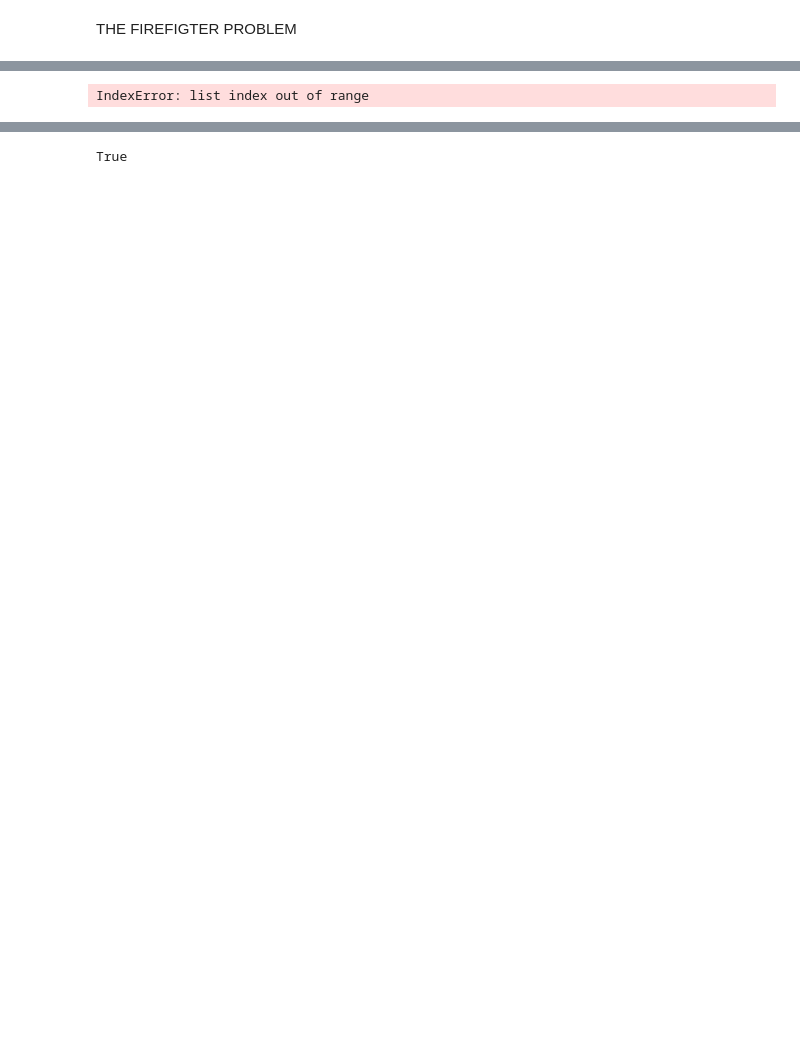
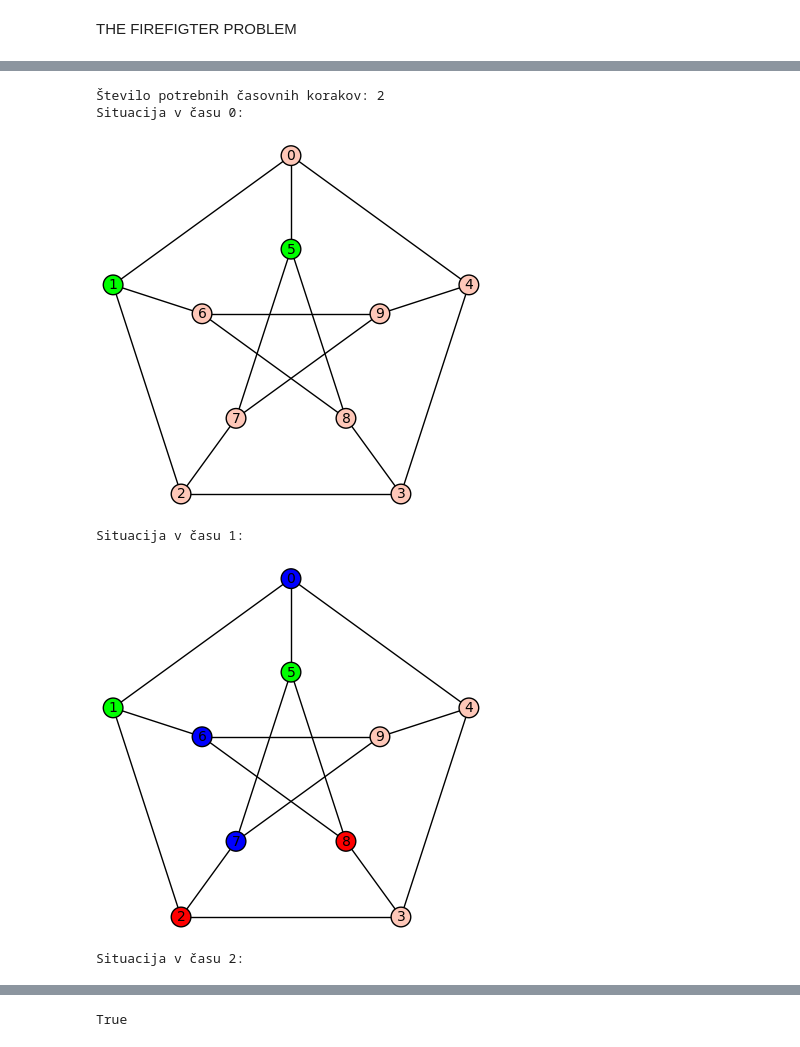
Before and after one commit to karolina-sa/Projekt-The-firefighter-problem, a Jupyter notebook: CLP.ipynb, the cells around one changed output, grey strips where cells are left out. Drawn from its saved outputs; the diff is of its cells as text; code cells hidden in the pictures; blank space fills up the shorter version.

```diff
--- a/CLP.ipynb
+++ b/CLP.ipynb
@@ -45,16 +45,17 @@ def skrcitev(dic, t):
     return new
 
 
-def ali_je_problem_koncan(G, B, gasilci, t):
+def ali_je_problem_koncan(G, B, gasilci, cas, t):
     # funkcija nam pove ali je problem v času t zaključen/končen
 
-    b = skrcitev(clp(G, B, gasilci, t)[1], t) # burnt vozlišča v času t
-    d = skrcitev(clp(G, B, gasilci, t)[2], t) # defended vozlišča v času t
+    b = skrcitev(clp(G, B, gasilci, cas)[1], t) # burnt vozlišča v t
+    d = skrcitev(clp(G, B, gasilci, cas)[2], t) # defended vozlišča v t
+    skupaj = b + d
 
     # sosedi od pogorelih vozlišč so lahko pogoreli ali zaščiteni. Ne smejo biti prazna vozlišča
     for pogorelo_vozlisce in b:
         for sosed_od_pogorelo_vozlisce in G[pogorelo_vozlisce]:
-            if sosed_od_pogorelo_vozlisce not in b + d:
+            if sosed_od_pogorelo_vozlisce not in skupaj:
                 return False
     return True
 
@@ -90,12 +91,12 @@ def cas_potreben(G, B, gasilci, cas):
     i = 0
     while seznami_vrednosti_po_casih_burnt[i] != seznami_vrednosti_po_casih_burnt[i+1]:
         i = i+1
-    i+1     # vrne čas ko se neha spreminjati, prišteti moramo 1, ker začnemo z 0
+    i    # vrne čas ko se neha spreminjati, prišteti moramo 1, ker začnemo z 0
 
     j = 0
     while seznami_vrednosti_po_casih_defended[j] != seznami_vrednosti_po_casih_defended[j+1]:
         j = j+1
-    j+1 # čas ko se neha spreminjati
+    j # čas ko se neha spreminjati
 
     return max(i, j) #večji od časev ko se neha spreminjati
 
@@ -113,14 +114,14 @@ def barvanje_v_casu_t(G, B, gasilci, cas, t):
     return G.show(partition = [b, B, d])
 
 
-def barvanje_po_korakih(G, B, gasilci, cas):
+def barvanje_po_korakih(G, B, gasilci, cas, t):
     # funkcija, ki za vsako časovno enoto nariše situacijo na grafu
     #     barve:
     #         - zelena: oglišča kjer se požar začne (B)
     #         - rdeča: pogorela
     #         - modra: zaščitena
 
-    if not ali_je_problem_koncan(G, B, gasilci, cas):
+    if ali_je_problem_koncan(G, B, gasilci, cas, t) == False:
         return 'V izbranem času problem še ni zaključen.'
 
     else:
@@ -142,10 +172,15 @@ IndexError: list index out of range
 # %%
 # PRIMER 2:
 G2 = graphs.PetersenGraph()
 B2 = [1,5]
 gasilci2 = 3
 cas2 = 10
-barvanje_po_korakih(G2, B2, gasilci2, 3)
-#ali_je_problem_koncan(G2, B2, gasilci2, 2)
+barvanje_po_korakih(G2, B2, gasilci2, cas2, 2)
+#ali_je_problem_koncan(G2, B2, gasilci2, cas2, 2)
 # %% [output]
-IndexError: list index out of range
+Število potrebnih časovnih korakov: 2
+Situacija v času 0:
+[figure, added]
+Situacija v času 1:
+[figure, added]
+Situacija v času 2:
```
Also changed, not shown: parts of 4 cells of this notebook.
